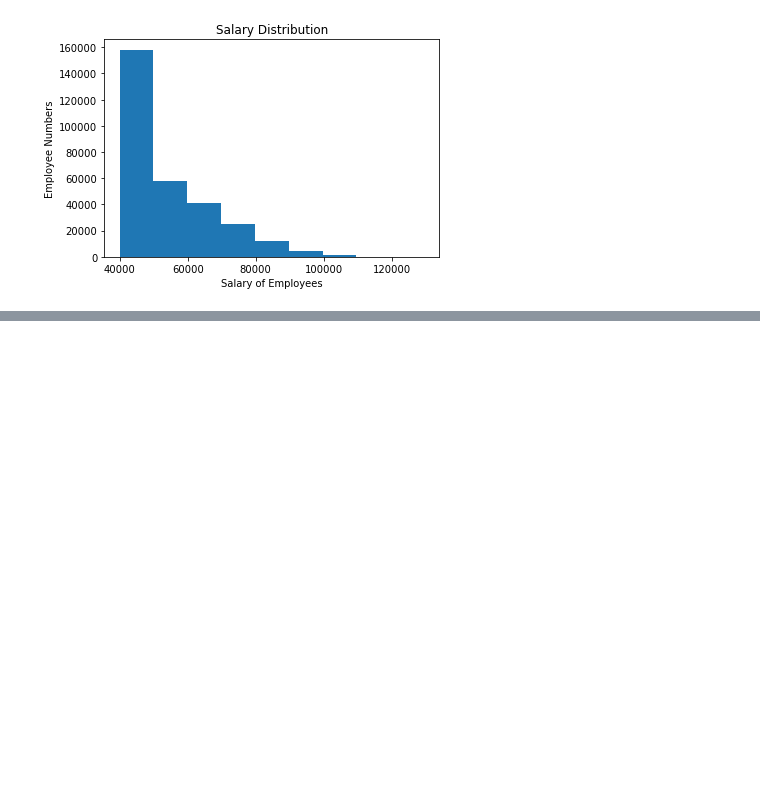
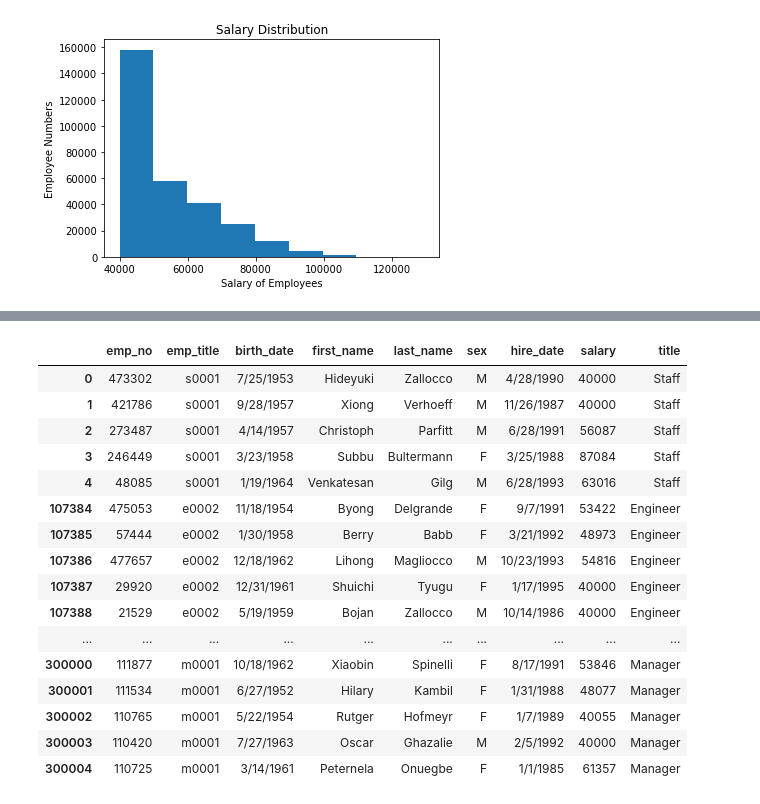
Before and after one commit to yan-ash/sql-challenge, a Jupyter notebook: EmployeeSQL/bonus.ipynb, the cells around one changed output, grey strips where cells are left out. Cells and saved outputs as stored; diff of their text form; code cells hidden in the pictures; blank space fills up the shorter version.

```diff
--- a/EmployeeSQL/bonus.ipynb
+++ b/EmployeeSQL/bonus.ipynb
@@ -53,0 +90,21 @@ Text(0.5, 1.0, 'Salary Distribution')
+# %%
+title_salary_df =df.groupby('title')
+title_salary_df.head()
+# %% [output]
+|  | emp_no | emp_title | birth_date | first_name | last_name | sex | hire_date | salary | title |
+| 0 | 473302 | s0001 | 7/25/1953 | Hideyuki | Zallocco | M | 4/28/1990 | 40000 | Staff |
+| 1 | 421786 | s0001 | 9/28/1957 | Xiong | Verhoeff | M | 11/26/1987 | 40000 | Staff |
+| 2 | 273487 | s0001 | 4/14/1957 | Christoph | Parfitt | M | 6/28/1991 | 56087 | Staff |
+| 3 | 246449 | s0001 | 3/23/1958 | Subbu | Bultermann | F | 3/25/1988 | 87084 | Staff |
+| 4 | 48085 | s0001 | 1/19/1964 | Venkatesan | Gilg | M | 6/28/1993 | 63016 | Staff |
+| 107384 | 475053 | e0002 | 11/18/1954 | Byong | Delgrande | F | 9/7/1991 | 53422 | Engineer |
+| 107385 | 57444 | e0002 | 1/30/1958 | Berry | Babb | F | 3/21/1992 | 48973 | Engineer |
+| 107386 | 477657 | e0002 | 12/18/1962 | Lihong | Magliocco | M | 10/23/1993 | 54816 | Engineer |
+| 107387 | 29920 | e0002 | 12/31/1961 | Shuichi | Tyugu | F | 1/17/1995 | 40000 | Engineer |
+| 107388 | 21529 | e0002 | 5/19/1959 | Bojan | Zallocco | M | 10/14/1986 | 40000 | Engineer |
+| ... | ... | ... | ... | ... | ... | ... | ... | ... | ... |
+| 300000 | 111877 | m0001 | 10/18/1962 | Xiaobin | Spinelli | F | 8/17/1991 | 53846 | Manager |
+| 300001 | 111534 | m0001 | 6/27/1952 | Hilary | Kambil | F | 1/31/1988 | 48077 | Manager |
+| 300002 | 110765 | m0001 | 5/22/1954 | Rutger | Hofmeyr | F | 1/7/1989 | 40055 | Manager |
+| 300003 | 110420 | m0001 | 7/27/1963 | Oscar | Ghazalie | M | 2/5/1992 | 40000 | Manager |
+| 300004 | 110725 | m0001 | 3/14/1961 | Peternela | Onuegbe | F | 1/1/1985 | 61357 | Manager |
```
Also changed, not shown: parts of 8 cells of this notebook, 2 other files.
